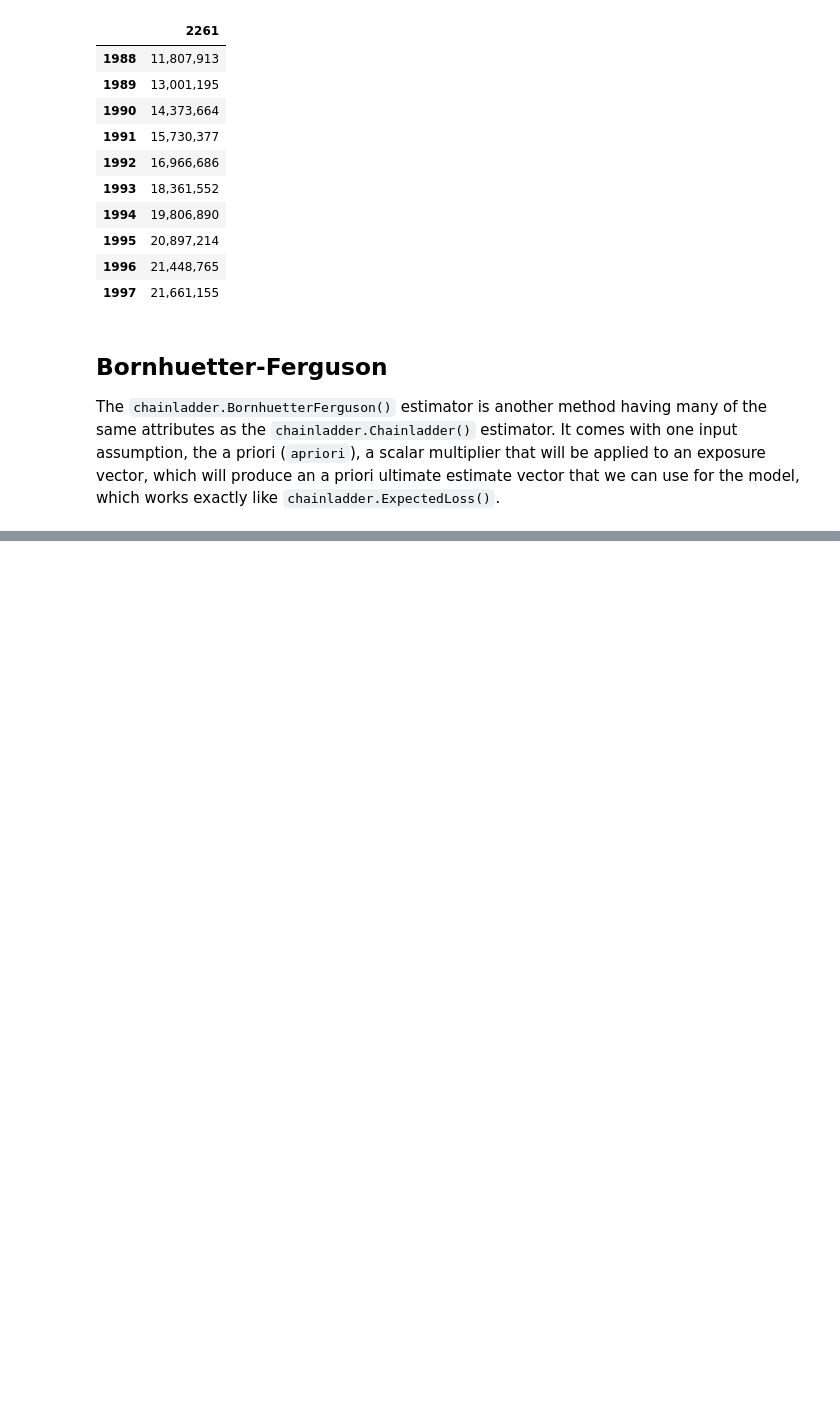
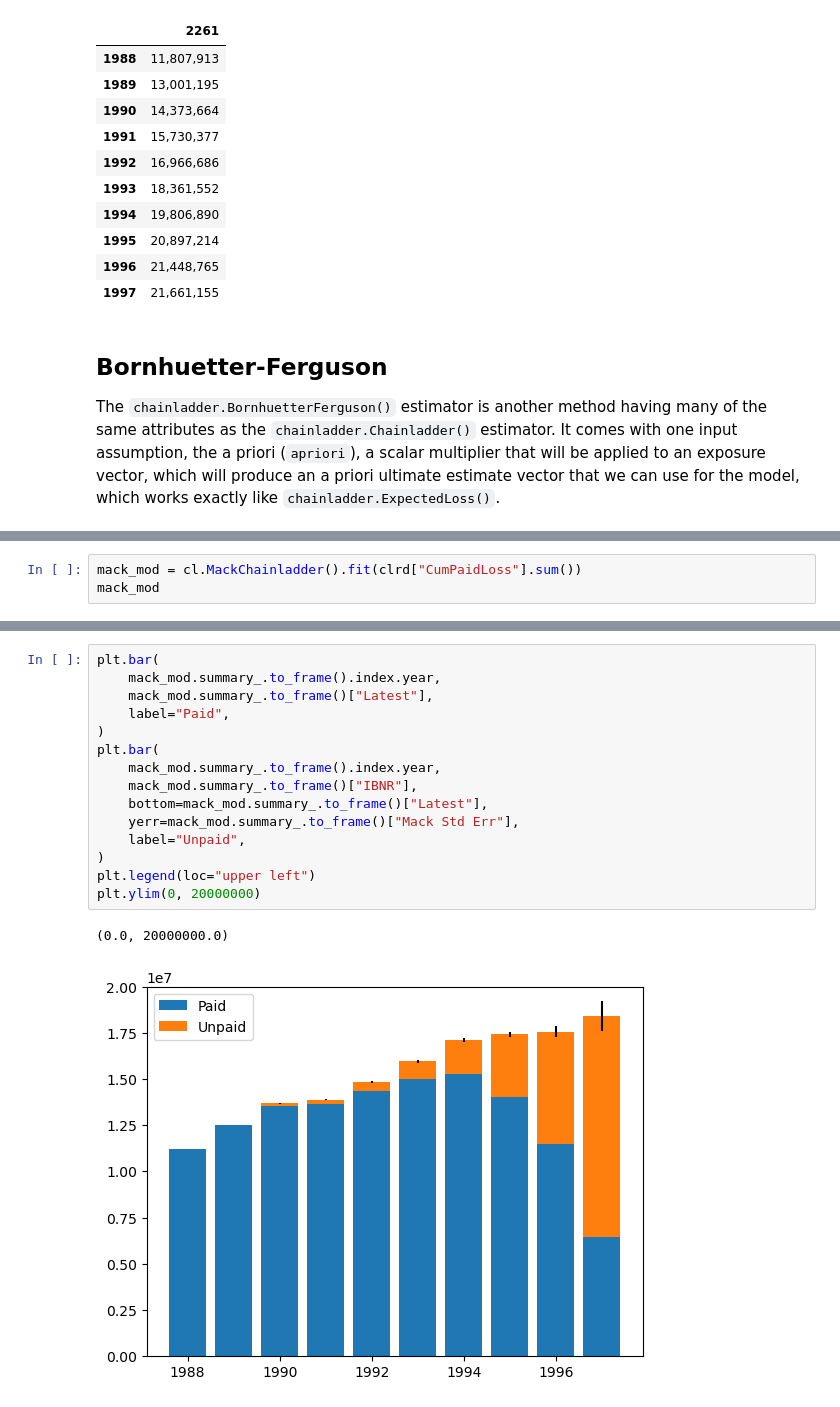
Before and after one commit to genedan/cl-practitioners-guide, a Jupyter notebook: chapter 2/chainladder-python tutorials.ipynb, the cells around one changed output, grey strips where cells are left out. Drawn from its saved outputs; the diff is of its cells as text; blank space fills up the shorter version.

```diff
--- a/chapter 2/chainladder-python tutorials.ipynb
+++ b/chapter 2/chainladder-python tutorials.ipynb
@@ -982,0 +1354,3 @@ The `chainladder.Benktander()` method is similar to the Bornhuetter-Ferguson met
+# %%
+mack_mod = cl.MackChainladder().fit(clrd["CumPaidLoss"].sum())
+mack_mod
@@ -982,0 +1622,18 @@ The `chainladder.Benktander()` method is similar to the Bornhuetter-Ferguson met
+# %%
+plt.bar(
+    mack_mod.summary_.to_frame().index.year,
+    mack_mod.summary_.to_frame()["Latest"],
+    label="Paid",
+)
+plt.bar(
+    mack_mod.summary_.to_frame().index.year,
+    mack_mod.summary_.to_frame()["IBNR"],
+    bottom=mack_mod.summary_.to_frame()["Latest"],
+    yerr=mack_mod.summary_.to_frame()["Mack Std Err"],
+    label="Unpaid",
+)
+plt.legend(loc="upper left")
+plt.ylim(0, 20000000)
+# %% [output]
+(0.0, 20000000.0)
+[figure, added]
```
Also changed, not shown: parts of 83 cells of this notebook.
